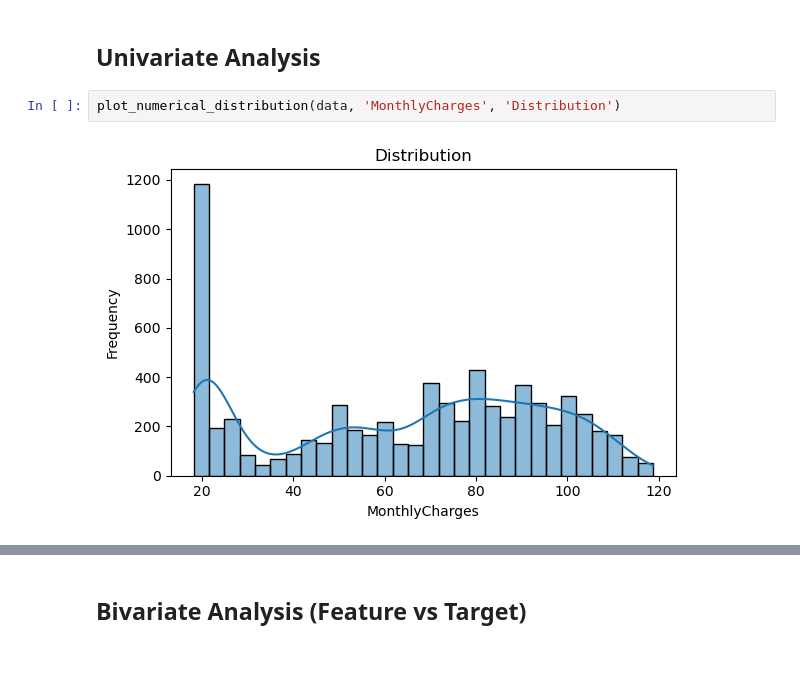
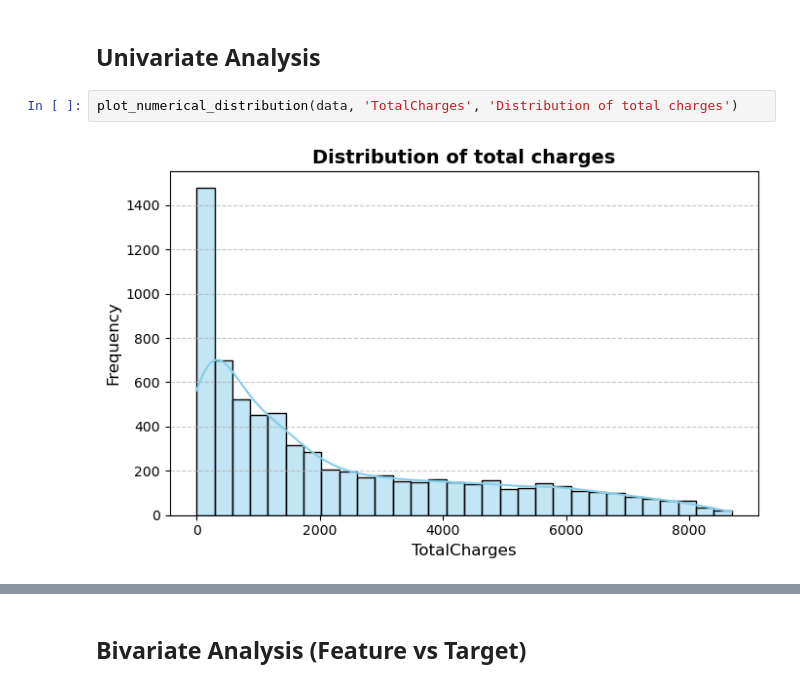
Before and after one commit to mewpunyapat/customer-churn-prediction, a Jupyter notebook: notebooks/eda.ipynb, the cells around one changed output, grey strips where cells are left out. Saved outputs shown, nothing was run; the diff lists cells and outputs as text; blank space fills up the shorter version.

```diff
--- a/notebooks/eda.ipynb
+++ b/notebooks/eda.ipynb
@@ -30,6 +65,6 @@ data.head()
 # %% [markdown]
 ## Univariate Analysis
-# %%
-plot_numerical_distribution(data, 'MonthlyCharges', 'Distribution')
-# %% [output]
-[figure, removed]
+# %%
+plot_numerical_distribution(data, 'TotalCharges', 'Distribution of total charges')
+# %% [output]
+[figure, added]
```
Also changed, not shown: parts of 15 cells of this notebook, 2 other files.
